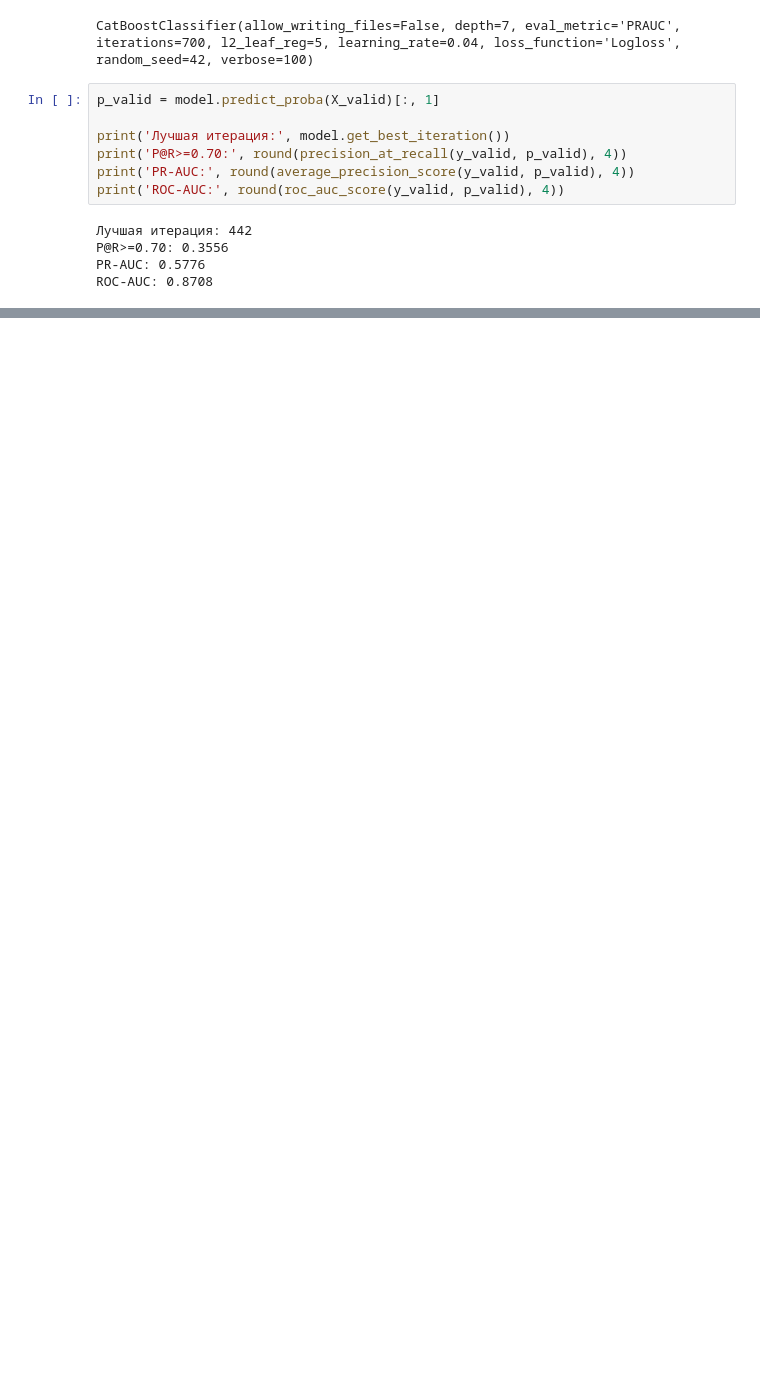
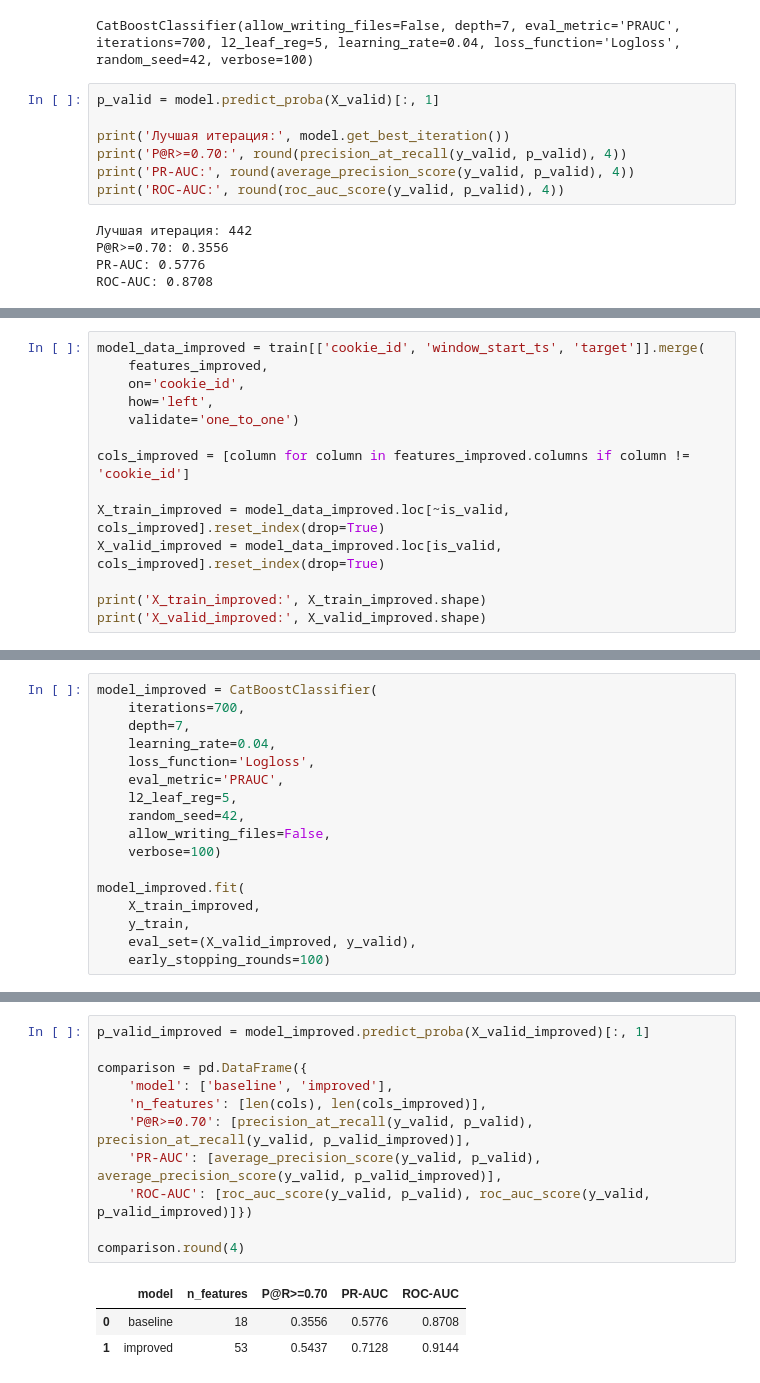
Before and after one commit to Awesomnaty/Avito_Bootcamp_ML, a Jupyter notebook: main.ipynb, the cells around one changed output, grey strips where cells are left out. Saved outputs shown, nothing was run; the diff lists cells and outputs as text; blank space fills up the shorter version.

```diff
--- a/main.ipynb
+++ b/main.ipynb
@@ -524,0 +609,14 @@ ROC-AUC: 0.8708
+# %%
+model_data_improved = train[['cookie_id', 'window_start_ts', 'target']].merge(
+    features_improved,
+    on='cookie_id',
+    how='left',
+    validate='one_to_one')
+
+cols_improved = [column for column in features_improved.columns if column != 'cookie_id']
+
+X_train_improved = model_data_improved.loc[~is_valid, cols_improved].reset_index(drop=True)
+X_valid_improved = model_data_improved.loc[is_valid, cols_improved].reset_index(drop=True)
+
+print('X_train_improved:', X_train_improved.shape)
+print('X_valid_improved:', X_valid_improved.shape)
@@ -524,0 +626,17 @@ ROC-AUC: 0.8708
+# %%
+model_improved = CatBoostClassifier(
+    iterations=700,
+    depth=7,
+    learning_rate=0.04,
+    loss_function='Logloss',
+    eval_metric='PRAUC',
+    l2_leaf_reg=5,
+    random_seed=42,
+    allow_writing_files=False,
+    verbose=100)
+
+model_improved.fit(
+    X_train_improved,
+    y_train,
+    eval_set=(X_valid_improved, y_valid),
+    early_stopping_rounds=100)
@@ -524,0 +658,15 @@ ROC-AUC: 0.8708
+# %%
+p_valid_improved = model_improved.predict_proba(X_valid_improved)[:, 1]
+
+comparison = pd.DataFrame({
+    'model': ['baseline', 'improved'],
+    'n_features': [len(cols), len(cols_improved)],
+    'P@R>=0.70': [precision_at_recall(y_valid, p_valid), precision_at_recall(y_valid, p_valid_improved)],
+    'PR-AUC': [average_precision_score(y_valid, p_valid), average_precision_score(y_valid, p_valid_improved)],
+    'ROC-AUC': [roc_auc_score(y_valid, p_valid), roc_auc_score(y_valid, p_valid_improved)]})
+
+comparison.round(4)
+# %% [output]
+|  | model | n_features | P@R>=0.70 | PR-AUC | ROC-AUC |
+| 0 | baseline | 18 | 0.3556 | 0.5776 | 0.8708 |
+| 1 | improved | 53 | 0.5437 | 0.7128 | 0.9144 |
```
Also changed, not shown: parts of 9 cells of this notebook.
